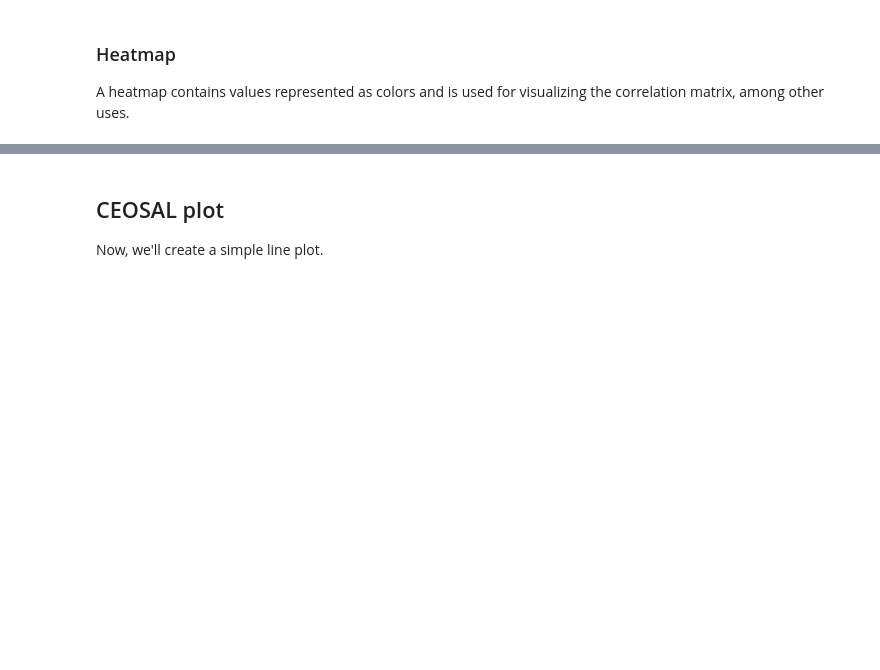
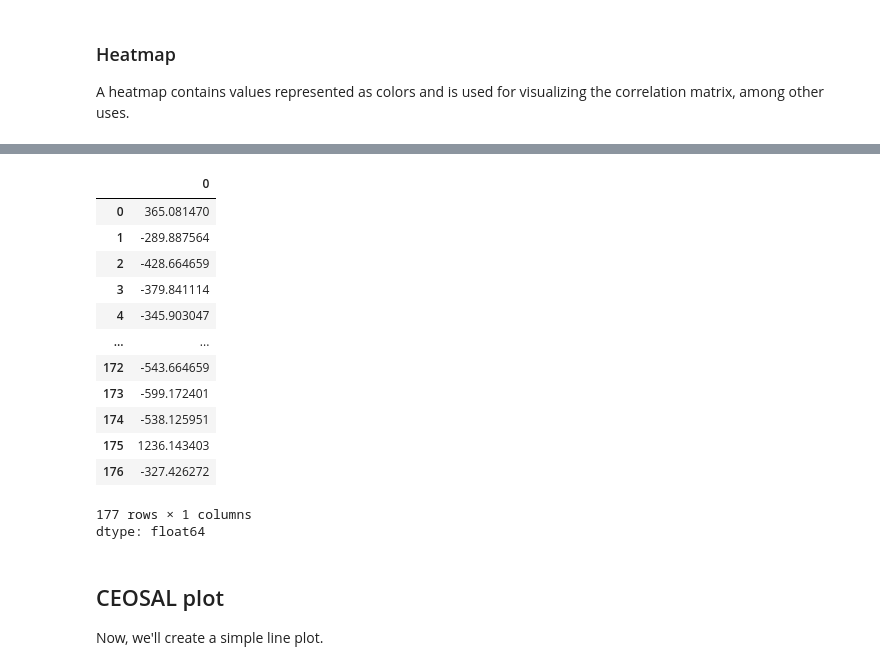
Before and after one commit to havaledar/ECON3740_F24, a Jupyter notebook: W24_ECON3740_Lab_6.ipynb, the cells around one changed output, grey strips where cells are left out. Cells and saved outputs as stored; diff of their text form; code cells hidden in the pictures; blank space fills up the shorter version.

```diff
--- a/W24_ECON3740_Lab_6.ipynb
+++ b/W24_ECON3740_Lab_6.ipynb
@@ -114,0 +121,8 @@ plt.show()
+# %%
+data = woo.data('ceosal2')
+
+model = smf.ols('salary ~ ceoten', data)
+
+results = model.fit()
+
+print(results.summary())
@@ -115,3 +147,20 @@ plt.show()
+# %%
+results.resid
+# %% [output]
+|  | 0 |
+| 0 | 365.081470 |
+| 1 | -289.887564 |
+| 2 | -428.664659 |
+| 3 | -379.841114 |
+| 4 | -345.903047 |
+| ... | ... |
+| 172 | -543.664659 |
+| 173 | -599.172401 |
+| 174 | -538.125951 |
+| 175 | 1236.143403 |
+| 176 | -327.426272 |
+177 rows × 1 columns
+dtype: float64
 # %% [markdown]
 ## CEOSAL plot
 Now, we'll create a simple line plot.
```
Also changed, not shown: parts of 18 cells of this notebook.
